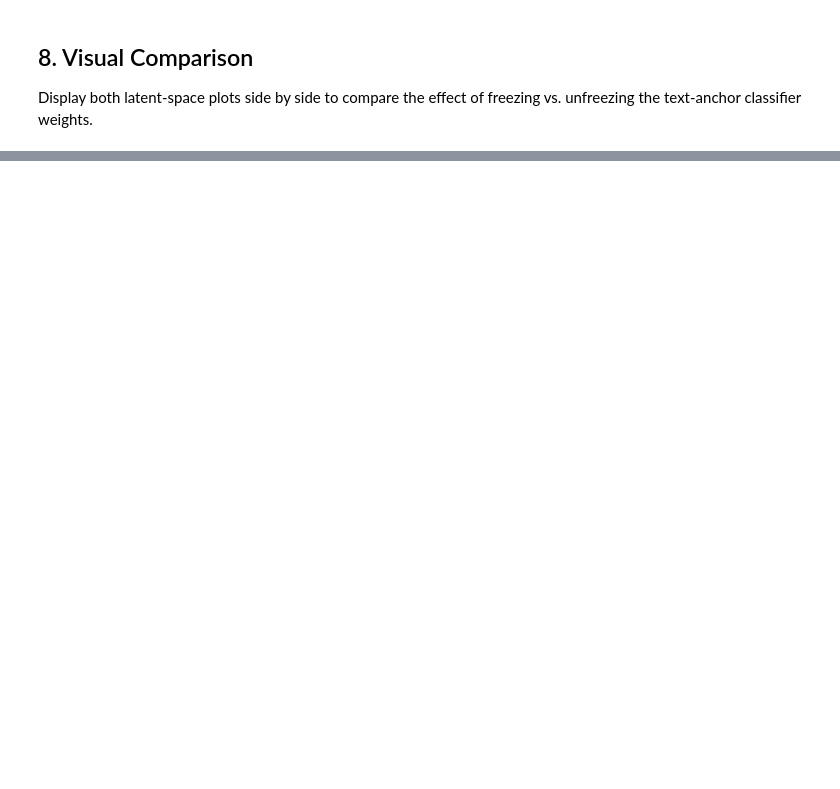
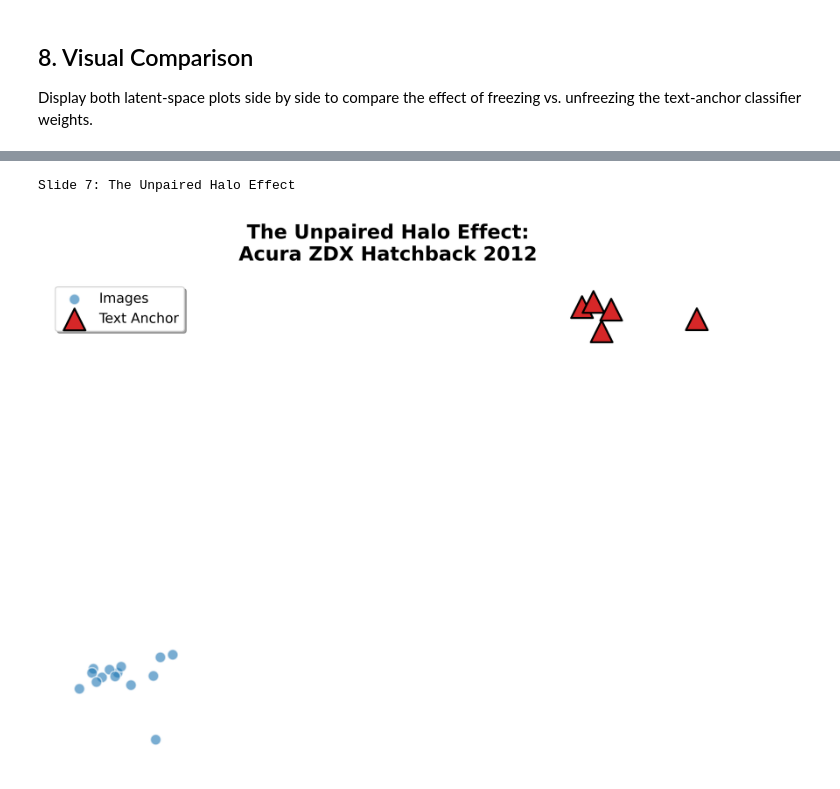
Before and after one commit to arulagarwal/CS5330-Final_Project, a Jupyter notebook: UML_Colab_Pipeline.ipynb, the cells around one changed output, grey strips where cells are left out. Cells and saved outputs as stored; diff of their text form; code cells hidden in the pictures; blank space fills up the shorter version.

```diff
--- a/UML_Colab_Pipeline.ipynb
+++ b/UML_Colab_Pipeline.ipynb
@@ -229,0 +255,8 @@ plt.show()
+# %%
+from IPython.display import display, Image
+
+print("Slide 7: The Unpaired Halo Effect")
+display(Image(filename='halo_effect_slide7.png'))
+# %% [output]
+Slide 7: The Unpaired Halo Effect
+[figure, added]
```
Also changed, not shown: parts of 4 cells of this notebook, 7 other files.
